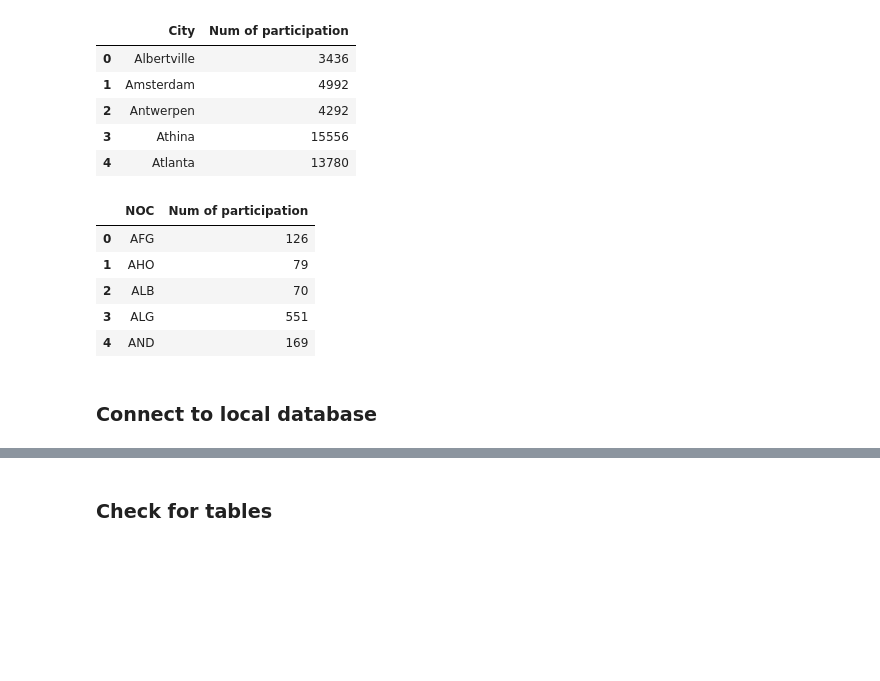
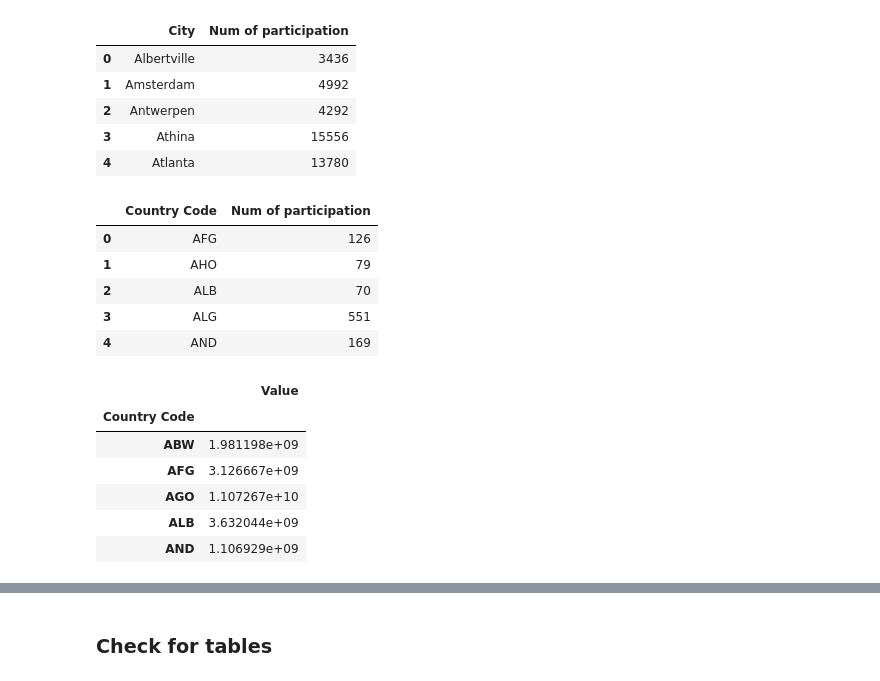
Before and after one commit to toshitorihara/ETL-project, a Jupyter notebook: ETL_starter.ipynb, the cells around one changed output, grey strips where cells are left out. Drawn from its saved outputs; the diff is of its cells as text; code cells hidden in the pictures; blank space fills up the shorter version.

```diff
--- a/ETL_starter.ipynb
+++ b/ETL_starter.ipynb
@@ -179,13 +179,23 @@ event_part_group.head()
 | 4 | Atlanta | 13780 |
 # %%
 noc_group = athletes_df.groupby(["NOC"]).size().reset_index(name = 'Num of participation')
+noc_group = noc_group.rename(columns={"NOC":"Country Code"})
 noc_group.head()
 # %% [output]
-|  | NOC | Num of participation |
+|  | Country Code | Num of participation |
 | 0 | AFG | 126 |
 | 1 | AHO | 79 |
 | 2 | ALB | 70 |
 | 3 | ALG | 551 |
 | 4 | AND | 169 |
-# %% [markdown]
-### Connect to local database
+# %%
+gdp_group = gdp_df.groupby("Country Code")[['Value']].median()
+gdp_group.head()
+# %% [output]
+|  | Value |
+| Country Code |  |
+| ABW | 1.981198e+09 |
+| AFG | 3.126667e+09 |
+| AGO | 1.107267e+10 |
+| ALB | 3.632044e+09 |
+| AND | 1.106929e+09 |
```
Also changed, not shown: parts of 2 cells of this notebook.
